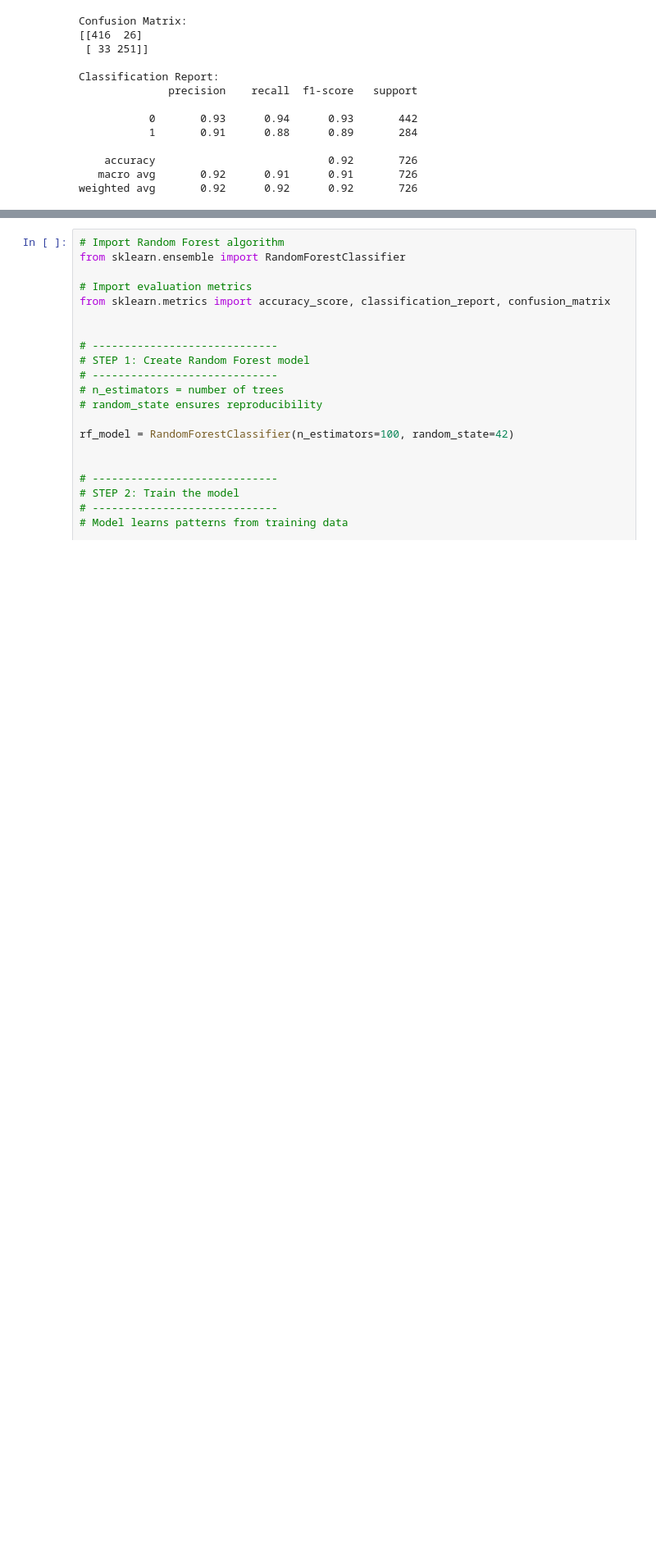
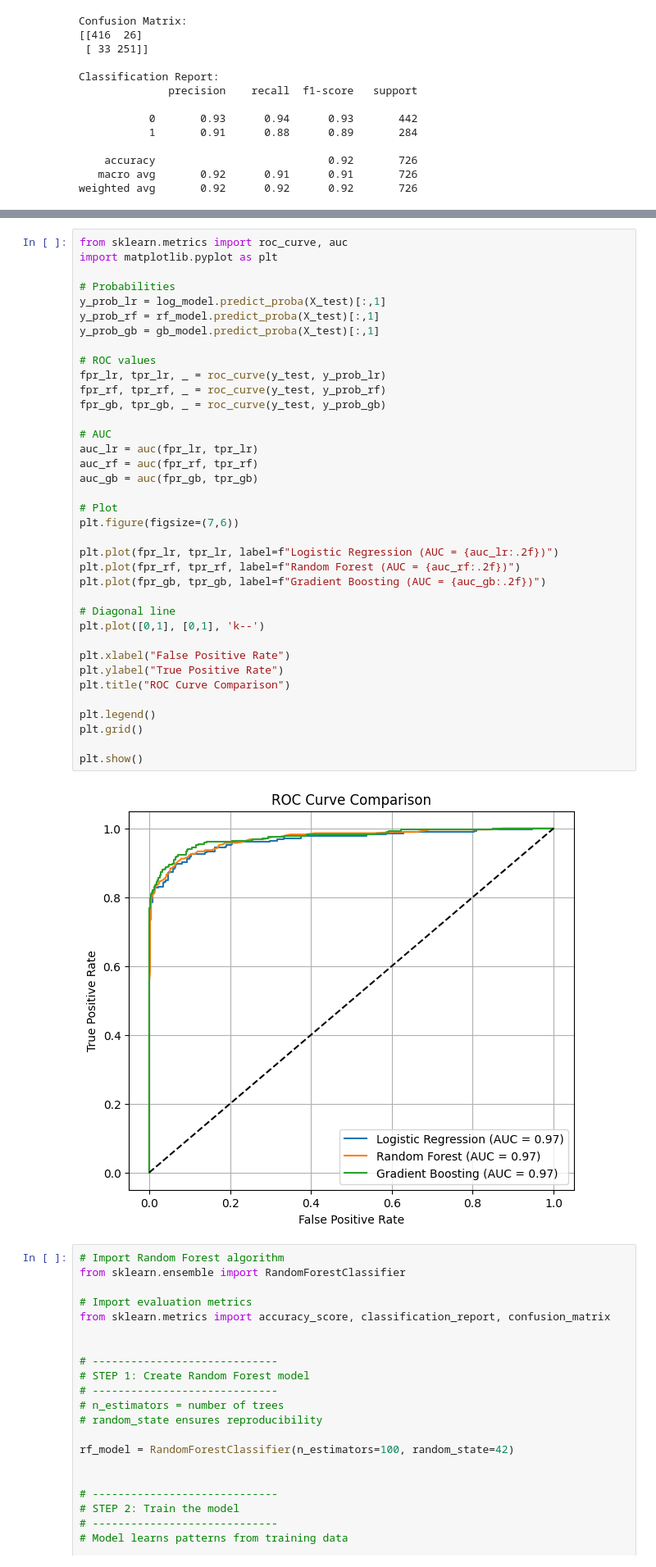
Before and after one commit to islambusra010/final-dissertation-project, a Jupyter notebook: final_porject_dissertation.ipynb, the cells around one changed output, grey strips where cells are left out. Shown at 82% size. Saved outputs shown, nothing was run; the diff lists cells and outputs as text; blank space fills up the shorter version.

```diff
--- a/final_porject_dissertation.ipynb
+++ b/final_porject_dissertation.ipynb
@@ -353,3 +300,42 @@ ROC-AUC Score: 0.9658562233127271
+# %%
+from sklearn.metrics import roc_curve, auc
+import matplotlib.pyplot as plt
+
+# Probabilities
+y_prob_lr = log_model.predict_proba(X_test)[:,1]
+y_prob_rf = rf_model.predict_proba(X_test)[:,1]
+y_prob_gb = gb_model.predict_proba(X_test)[:,1]
+
+# ROC values
+fpr_lr, tpr_lr, _ = roc_curve(y_test, y_prob_lr)
+fpr_rf, tpr_rf, _ = roc_curve(y_test, y_prob_rf)
+fpr_gb, tpr_gb, _ = roc_curve(y_test, y_prob_gb)
+
+# AUC
+auc_lr = auc(fpr_lr, tpr_lr)
+auc_rf = auc(fpr_rf, tpr_rf)
+auc_gb = auc(fpr_gb, tpr_gb)
+
+# Plot
+plt.figure(figsize=(7,6))
+
+plt.plot(fpr_lr, tpr_lr, label=f"Logistic Regression (AUC = {auc_lr:.2f})")
+plt.plot(fpr_rf, tpr_rf, label=f"Random Forest (AUC = {auc_rf:.2f})")
+plt.plot(fpr_gb, tpr_gb, label=f"Gradient Boosting (AUC = {auc_gb:.2f})")
+
+# Diagonal line
+plt.plot([0,1], [0,1], 'k--')
+
+plt.xlabel("False Positive Rate")
+plt.ylabel("True Positive Rate")
+plt.title("ROC Curve Comparison")
+
+plt.legend()
+plt.grid()
+
+plt.show()
+# %% [output]
+[figure, added]
 # %%
 # Import Random Forest algorithm
 from sklearn.ensemble import RandomForestClassifier
```
Also changed, not shown: parts of 9 cells of this notebook.
